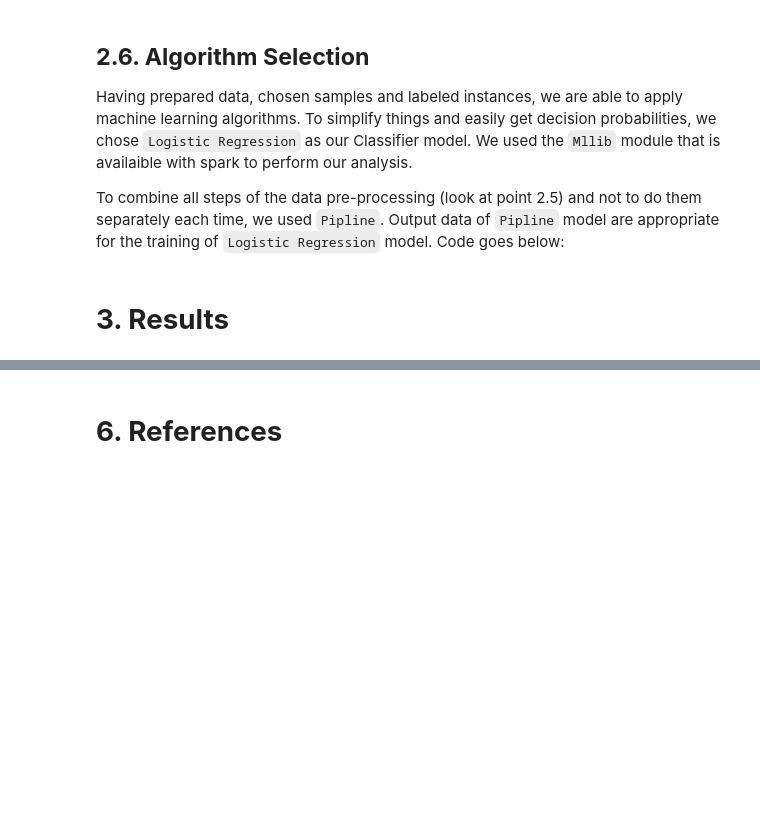
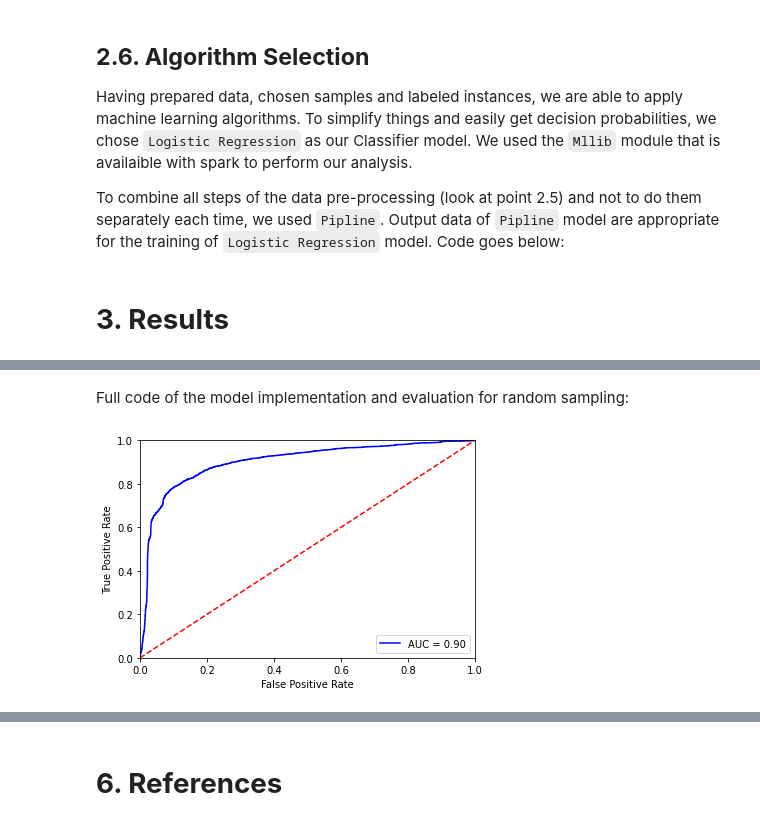
Before and after one commit to ish-codes-magic/DESY_Summer_Project, a Jupyter notebook: Report.ipynb, the cells around one changed output, grey strips where cells are left out. Saved outputs shown, nothing was run; the diff lists cells and outputs as text; code cells hidden in the pictures; blank space fills up the shorter version.

```diff
--- a/Report.ipynb
+++ b/Report.ipynb
@@ -418,0 +482,80 @@ print('test_auc={}\ntest_accuracy={}\nconfision_mat={}'.format(roc_auc,accuracy,
+# %% [markdown]
+Full code of the model implementation and evaluation for random sampling:
+# %%
+#dividing columns into numeric and string ones
+num_columns=['fileSize', 'transferTime', 'queuingTime']
+str_columns=['cellName']
+
+#String Indexer and One Hot Encoder implementation
+from pyspark.ml.feature import (StringIndexer, OneHotEncoder)
+string_indexer=[ StringIndexer(inputCol=x, outputCol=x+'_StringIndexer', handleInvalid='skip') for x in str_columns]
+one_hot_encoder=[OneHotEncoder(inputCol=f"{x}_StringIndexer", outputCol=f"{x}_OneHotEncoder") for x in str_columns]
+
+#Vector Assembler implementation
+from pyspark.ml.feature import VectorAssembler
+assembler_input=[x for x in num_columns]
+assembler_input+=[f"{x}_OneHotEncoder" for x in str_columns]
+vector_assembler=VectorAssembler(inputCols=assembler_input, outputCol='features')
+
+#splitting selected data on train and test samples (rand_df)
+train, test= rand_df.randomSplit([0.7,0.3],seed=7)
+
+#designation of stages for Pipline
+stages=[]
+stages+=string_indexer
+stages+=one_hot_encoder
+stages+=[vector_assembler]
+
+#Pipline model creation
+from pyspark.ml import Pipeline
+pipeline=Pipeline().setStages(stages)
+model=pipeline.fit(train)
+
+#transforming the train sample
+X_train=model.transform(train)
+X_train.createOrReplaceTempView("X_train")
+data=sqlContext.sql("select distinct(features),label from X_train")
+
+#training Logistic Regression
+from pyspark.ml.classification import LogisticRegression
+lr=LogisticRegression().fit(data)
+
+
+#transforming test sample
+X_test=model.transform(test)
+predicts=lr.transform(X_test)
+
+#getting probabilitis, preidctions and actual labels
+probas=np.array(predicts.select('probability').collect())
+lbls=np.array(predicts.select('label').collect())
+preds=np.array(predicts.select('prediction').collect())
+probas_1=[]
+for proba in probas:
+    probas_1.append(proba[0][1])
+
+#calculating parametrs for ROC-curve plotting
+import sklearn.metrics as metrics
+fpr, tpr, threshold = metrics.roc_curve(lbls, probas_1)
+
+#calculating auc score
+roc_auc = metrics.auc(fpr, tpr)
+
+#ROC-curve plotting
+import matplotlib.pyplot as plt
+plt.plot(fpr, tpr, 'b', label = 'AUC = %0.2f' % roc_auc)
+plt.legend(loc = 'lower right')
+plt.plot([0, 1], [0, 1],'r--')
+plt.xlim([0, 1])
+plt.ylim([0, 1])
+plt.ylabel('True Positive Rate')
+plt.xlabel('False Positive Rate')
+plt.show()
+
+#calculating confusion matrix and model accuracy
+conf_mat=metrics.confusion_matrix(lbls,preds)
+accuracy=metrics.accuracy_score(lbls,preds)
+
+
+print('test_auc={}\ntest_accuracy={}\nconfision_mat={}'.format(roc_auc,accuracy,conf_mat))
+# %% [output]
+[figure, added]
```
Also changed, not shown: parts of 18 cells of this notebook.
